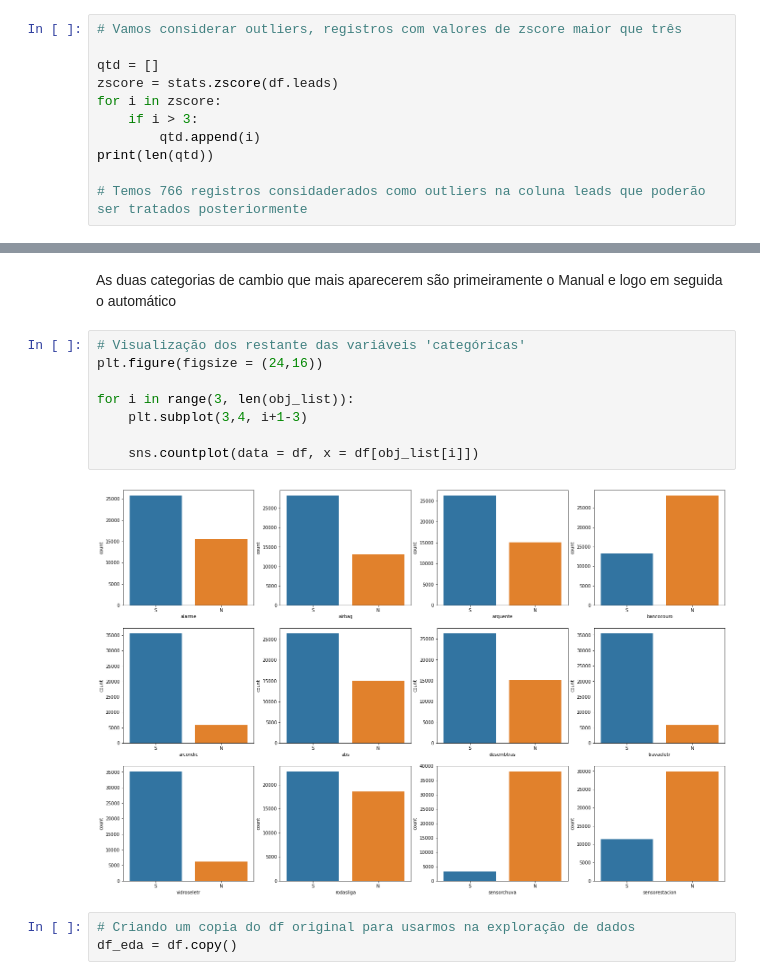
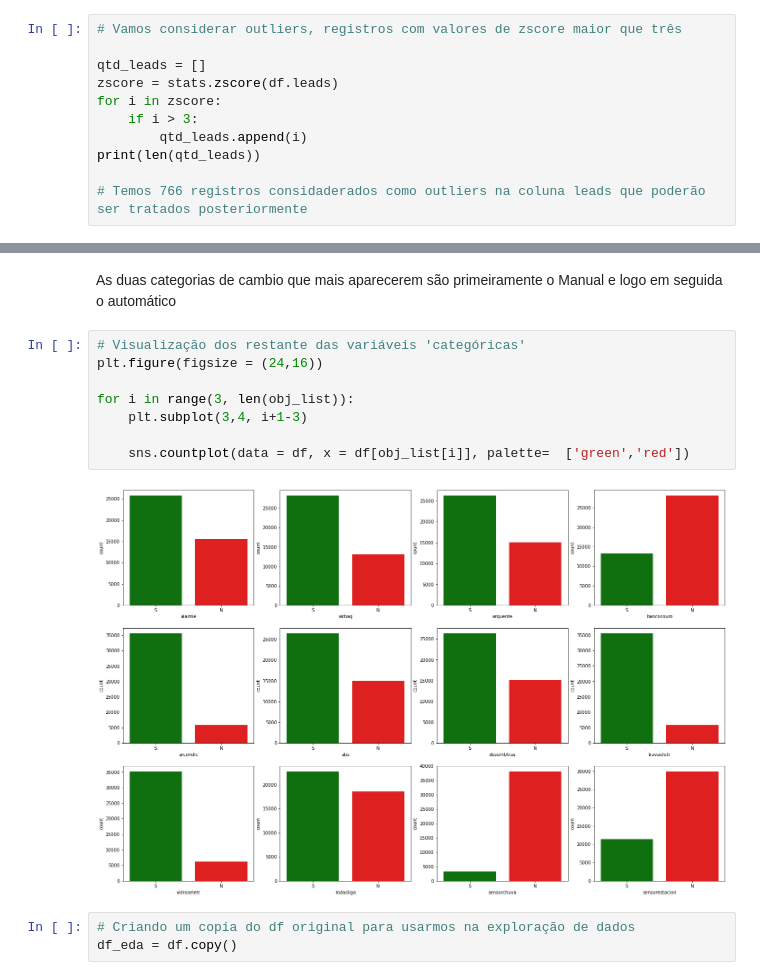
Before and after one commit to rafajovelho/Case1, a Jupyter notebook: Case-GCBInvestimentosipynb.ipynb, the cells around one changed output, grey strips where cells are left out. Drawn from its saved outputs; the diff is of its cells as text.

```diff
--- a/Case-GCBInvestimentosipynb.ipynb
+++ b/Case-GCBInvestimentosipynb.ipynb
@@ -238,12 +229,12 @@ Name: leads, dtype: int64
 # %%
 # Vamos considerar outliers, registros com valores de zscore maior que três
 
-qtd = []
+qtd_leads = []
 zscore = stats.zscore(df.leads)
 for i in zscore:
     if i > 3:
-        qtd.append(i)
-print(len(qtd))
+        qtd_leads.append(i)
+print(len(qtd_leads))
 
 # Temos 766 registros considaderados como outliers na coluna leads que poderão ser tratados posteriormente
 # %% [output]
@@ -288,13 +279,13 @@ As duas categorias de cambio que mais aparecerem são primeiramente o Manual e l
 # %%
 # Visualização dos restante das variáveis 'categóricas'
 plt.figure(figsize = (24,16))
 
 for i in range(3, len(obj_list)):
     plt.subplot(3,4, i+1-3)
 
-    sns.countplot(data = df, x = df[obj_list[i]])
+    sns.countplot(data = df, x = df[obj_list[i]], palette=  ['green','red'])
 # %% [output]
-[figure, old version]
+[figure, new version]
 # %%
 # Criando um copia do df original para usarmos na exploração de dados
 df_eda = df.copy()
```
Also changed, not shown: parts of 30 cells of this notebook.
